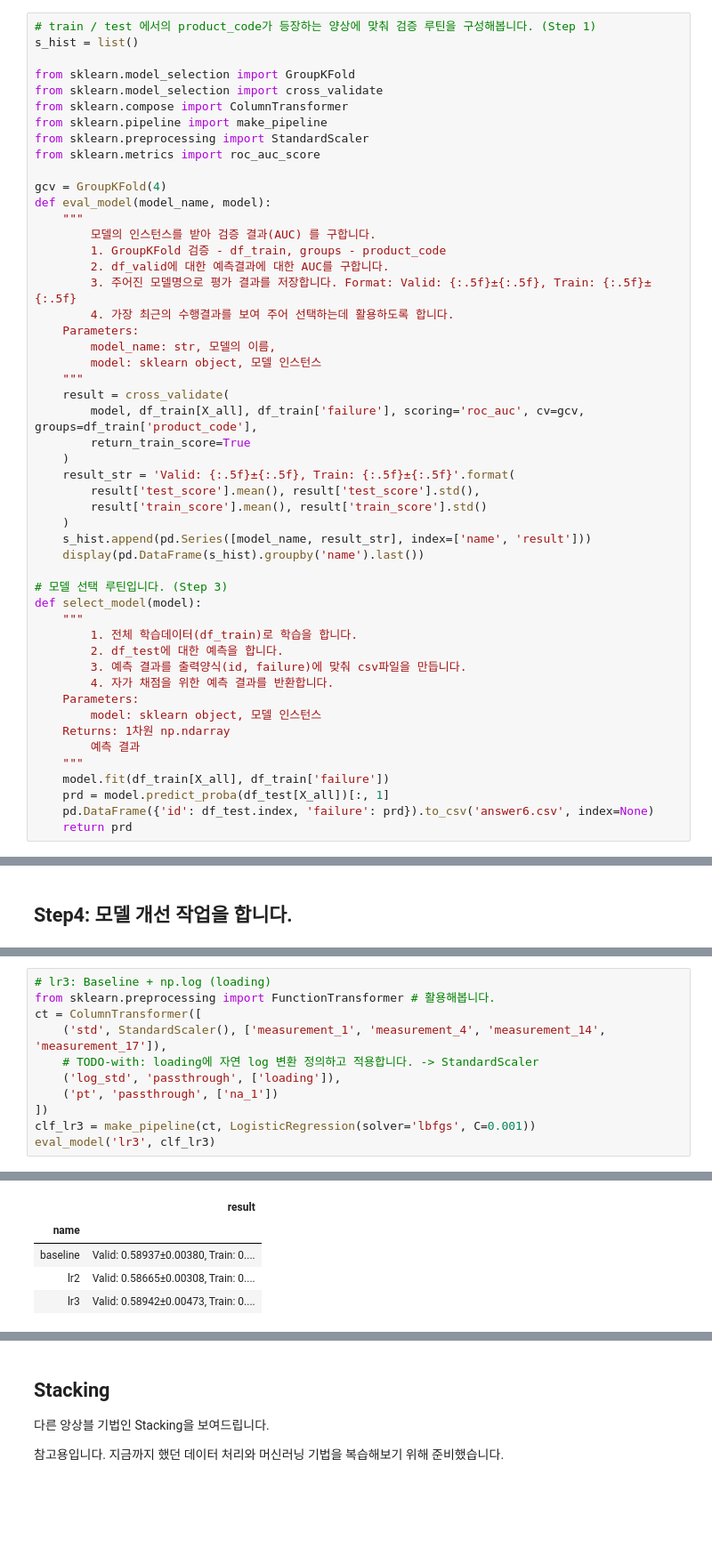
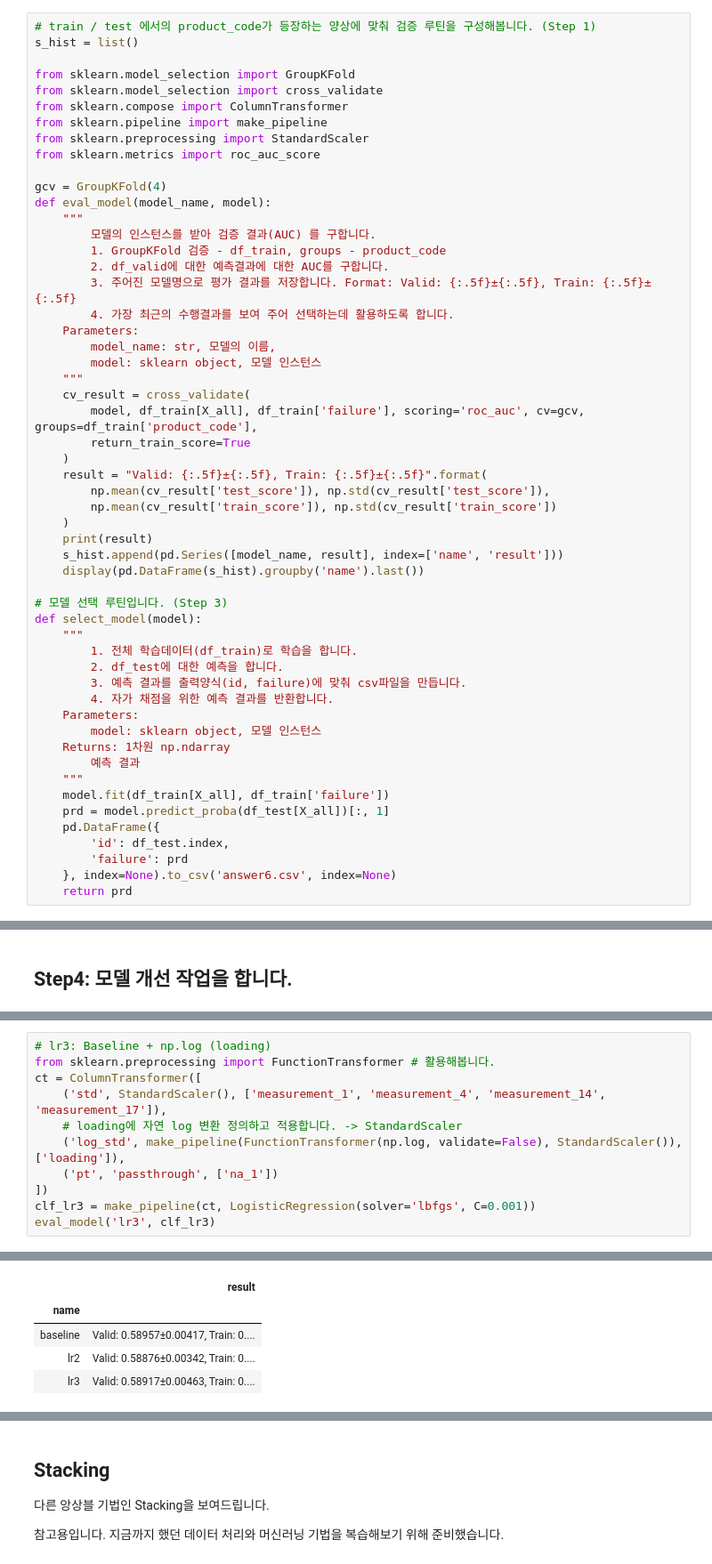
Before and after one commit to sunkusun9/DS_lv3_2411, a Jupyter notebook: sec_ds_lv3_prob1_kaggle.ipynb, the cells around one changed output, grey strips where cells are left out. Shown at 89% size. Cells and saved outputs as stored; diff of their text form; blank space fills up the shorter version.

```diff
--- a/sec_ds_lv3_prob1_kaggle.ipynb
+++ b/sec_ds_lv3_prob1_kaggle.ipynb
@@ -258,15 +258,16 @@ def eval_model(model_name, model):
         model_name: str, 모델의 이름,
         model: sklearn object, 모델 인스턴스
     """
-    result = cross_validate(
+    cv_result = cross_validate(
         model, df_train[X_all], df_train['failure'], scoring='roc_auc', cv=gcv, groups=df_train['product_code'],
         return_train_score=True
     )
-    result_str = 'Valid: {:.5f}±{:.5f}, Train: {:.5f}±{:.5f}'.format(
-        result['test_score'].mean(), result['test_score'].std(),
-        result['train_score'].mean(), result['train_score'].std()
+    result = "Valid: {:.5f}±{:.5f}, Train: {:.5f}±{:.5f}".format(
+        np.mean(cv_result['test_score']), np.std(cv_result['test_score']),
+        np.mean(cv_result['train_score']), np.std(cv_result['train_score'])
     )
-    s_hist.append(pd.Series([model_name, result_str], index=['name', 'result']))
+    print(result)
+    s_hist.append(pd.Series([model_name, result], index=['name', 'result']))
     display(pd.DataFrame(s_hist).groupby('name').last())
 
 # 모델 선택 루틴입니다. (Step 3)
@@ -283,7 +284,10 @@ def select_model(model):
     """
     model.fit(df_train[X_all], df_train['failure'])
     prd = model.predict_proba(df_test[X_all])[:, 1]
-    pd.DataFrame({'id': df_test.index, 'failure': prd}).to_csv('answer6.csv', index=None)
+    pd.DataFrame({
+        'id': df_test.index,
+        'failure': prd
+    }, index=None).to_csv('answer6.csv', index=None)
     return prd
 # %% [markdown]
 ## Step2: Baseline 모델을 만듭니다.
@@ -367,8 +374,8 @@ eval_model('lr3', clf_lr3)
 from sklearn.preprocessing import FunctionTransformer # 활용해봅니다.
 ct = ColumnTransformer([
     ('std', StandardScaler(), ['measurement_1', 'measurement_4', 'measurement_14', 'measurement_17']),
-    # TODO-with: loading에 자연 log 변환 정의하고 적용합니다. -> StandardScaler
-    ('log_std', 'passthrough', ['loading']),
+    # loading에 자연 log 변환 정의하고 적용합니다. -> StandardScaler
+    ('log_std', make_pipeline(FunctionTransformer(np.log, validate=False), StandardScaler()), ['loading']),
     ('pt', 'passthrough', ['na_1'])
 ])
 clf_lr3 = make_pipeline(ct, LogisticRegression(solver='lbfgs', C=0.001))
@@ -377,8 +385,8 @@ eval_model('lr3', clf_lr3)
 |  | result |
 | name |  |
-| baseline | Valid: 0.58937±0.00380, Train: 0.... |
-| lr2 | Valid: 0.58665±0.00308, Train: 0.... |
-| lr3 | Valid: 0.58942±0.00473, Train: 0.... |
+| baseline | Valid: 0.58957±0.00417, Train: 0.... |
+| lr2 | Valid: 0.58876±0.00342, Train: 0.... |
+| lr3 | Valid: 0.58917±0.00463, Train: 0.... |
 # %%
 # LDA 모델을 사용하여 예측해봅니다.
 
```
Also changed, not shown: parts of 22 cells of this notebook.
